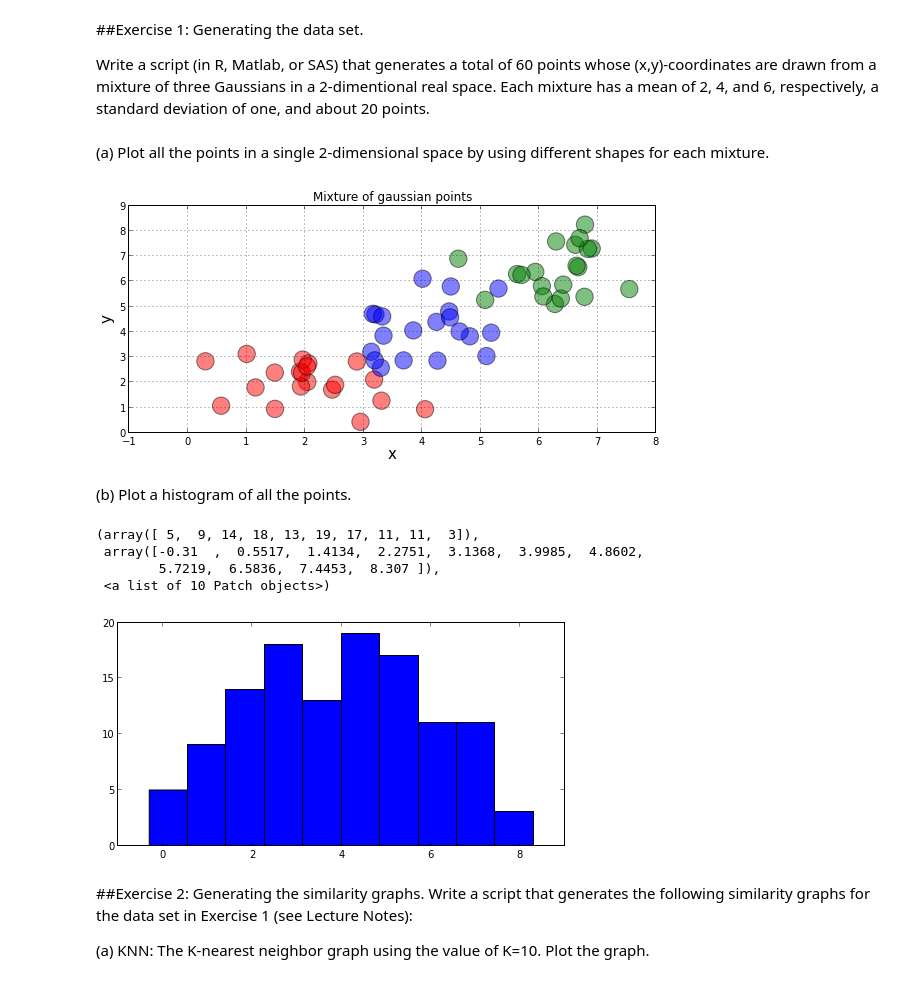
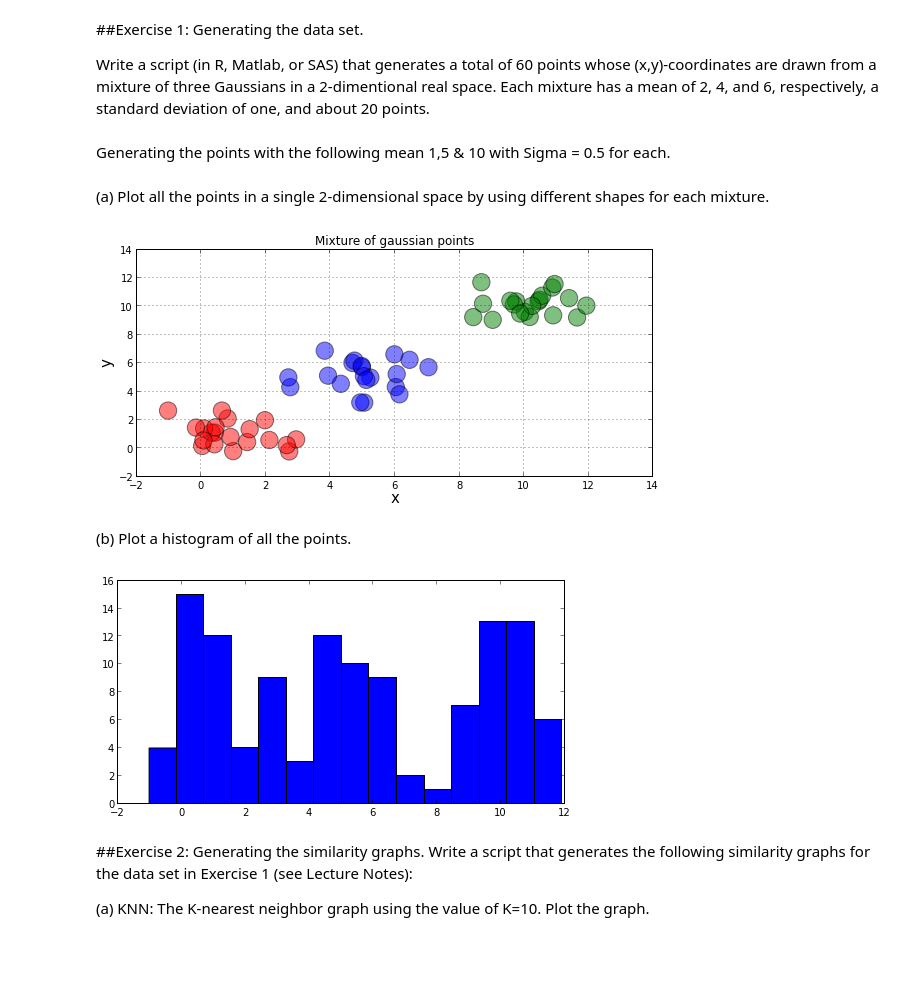
Before and after one commit to sagarjauhari/graph_mining, a Jupyter notebook: Graph Data Mining - L2.ipynb, the cells around one changed output. Cells and saved outputs as stored; diff of their text form; code cells hidden in the pictures; blank space fills up the shorter version.

```diff
--- a/Graph Data Mining - L2.ipynb
+++ b/Graph Data Mining - L2.ipynb
@@ -4,23 +11,28 @@
 Write a script (in R, Matlab, or SAS) that generates a total of 60 points whose (x,y)-coordinates are drawn from a mixture of three Gaussians in a 2-dimentional real space. Each mixture has a mean of 2, 4, and 6, respectively, a standard deviation of one, and about 20 points.
 # %%
 import random
+import matplotlib
 import matplotlib.pyplot as plt
 import matplotlib.cbook as cbook
 import numpy as np
 from igraph import *
 from scipy.cluster.vq import *
 import matplotlib.pylab as pylab
+from IPython.display import Image
 
 pylab.rcParams['figure.figsize'] = 8, 4
+
 
 def gen_rand_gaus():
     n = []
     for i in xrange(0,20):
-        n.append([round(random.gauss(2,1),3),round(random.gauss(2,1),3),2])
-        n.append([round(random.gauss(4,1),3),round(random.gauss(4,1),3),4])
-        n.append([round(random.gauss(6,1),3),round(random.gauss(6,1),3),6])
+        n.append([round(random.gauss(1,1),3),round(random.gauss(1, 1),3),0])
+        n.append([round(random.gauss(5,1),3),round(random.gauss(5, 1),3),1])
+        n.append([round(random.gauss(10,1),3),round(random.gauss(10, 1),3),2])
     n = [[i]+n[i] for i in range(0,60)]
     return n
+# %% [markdown]
+Generating the points with the following mean 1,5 & 10 with Sigma = 0.5 for each.
 # %% [markdown]
 (a) Plot all the points in a single 2-dimensional space by using different shapes for each mixture.
 # %%
@@ -37,7 +49,7 @@ def plot_pts(n, marker_idx=None):
     markers = ['o','s','p','*', 'x']
 
     if marker_idx == None:
-        ax.scatter(x, y, c=[colors[i/2 - 1] for i in z], s=300, alpha=0.5)
+        ax.scatter(x, y, c=[colors[i] for i in z], s=300, alpha=0.5)
     else:
         for r in range(0,3):
             idx = [i for i in range(0,len(marker_idx)) if marker_idx[i]==r]
@@ -45,7 +57,7 @@ def plot_pts(n, marker_idx=None):
             y_i = [y[i] for i in idx]
             z_i = [z[i] for i in idx]
             print idx
-            ax.scatter(x_i, y_i, c=[colors[i/2 - 1] for i in z_i], s=300, alpha=0.5, marker=markers[r], label = 'Cluster'+str(r))
+            ax.scatter(x_i, y_i, c=[colors[i] for i in z_i], s=300, alpha=0.5, marker=markers[r], label = 'Cluster'+str(r))
 
     ax.set_xlabel('x', fontsize=15)
     ax.set_ylabel('y', fontsize=15)
@@ -58,18 +70,14 @@ def plot_pts(n, marker_idx=None):
 
 plot_pts(n)
 # %% [output]
-[figure, old version]
+[figure, new version]
 # %% [markdown]
 (b) Plot a histogram of all the points.
 # %%
 coords = [i[1] for i in n] + [i[2] for i in n]
-hist(coords)
+a = hist(coords, 15)
 # %% [output]
-(array([ 5,  9, 14, 18, 13, 19, 17, 11, 11,  3]),
- array([-0.31  ,  0.5517,  1.4134,  2.2751,  3.1368,  3.9985,  4.8602,
-        5.7219,  6.5836,  7.4453,  8.307 ]),
- <a list of 10 Patch objects>)
-[figure, old version]
+[figure, new version]
 # %% [markdown]
 ##Exercise 2: Generating the similarity graphs.
 Write a script that generates the following similarity graphs for the data set in Exercise 1 (see Lecture Notes):
```
Also changed, not shown: parts of 18 cells of this notebook.
